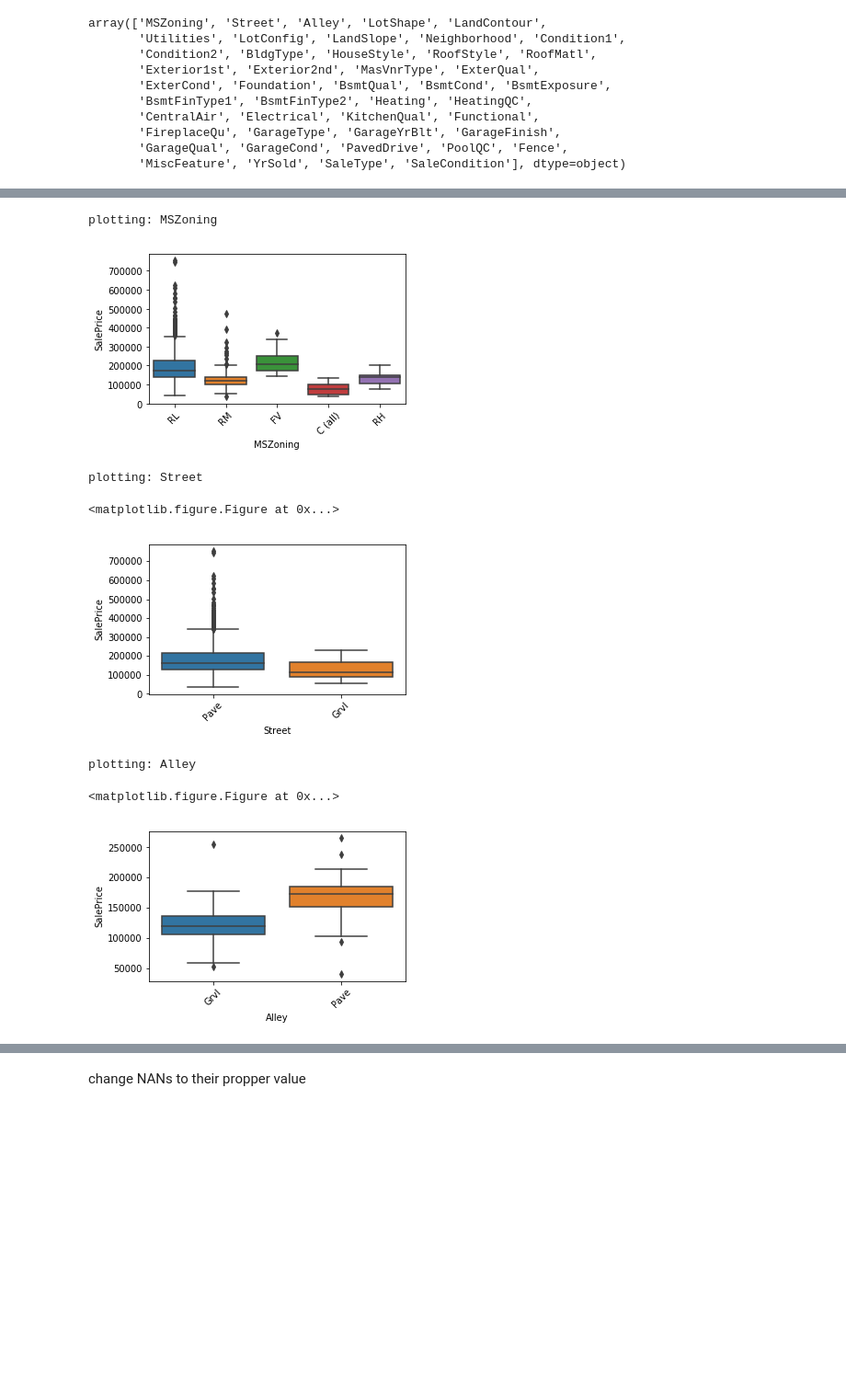
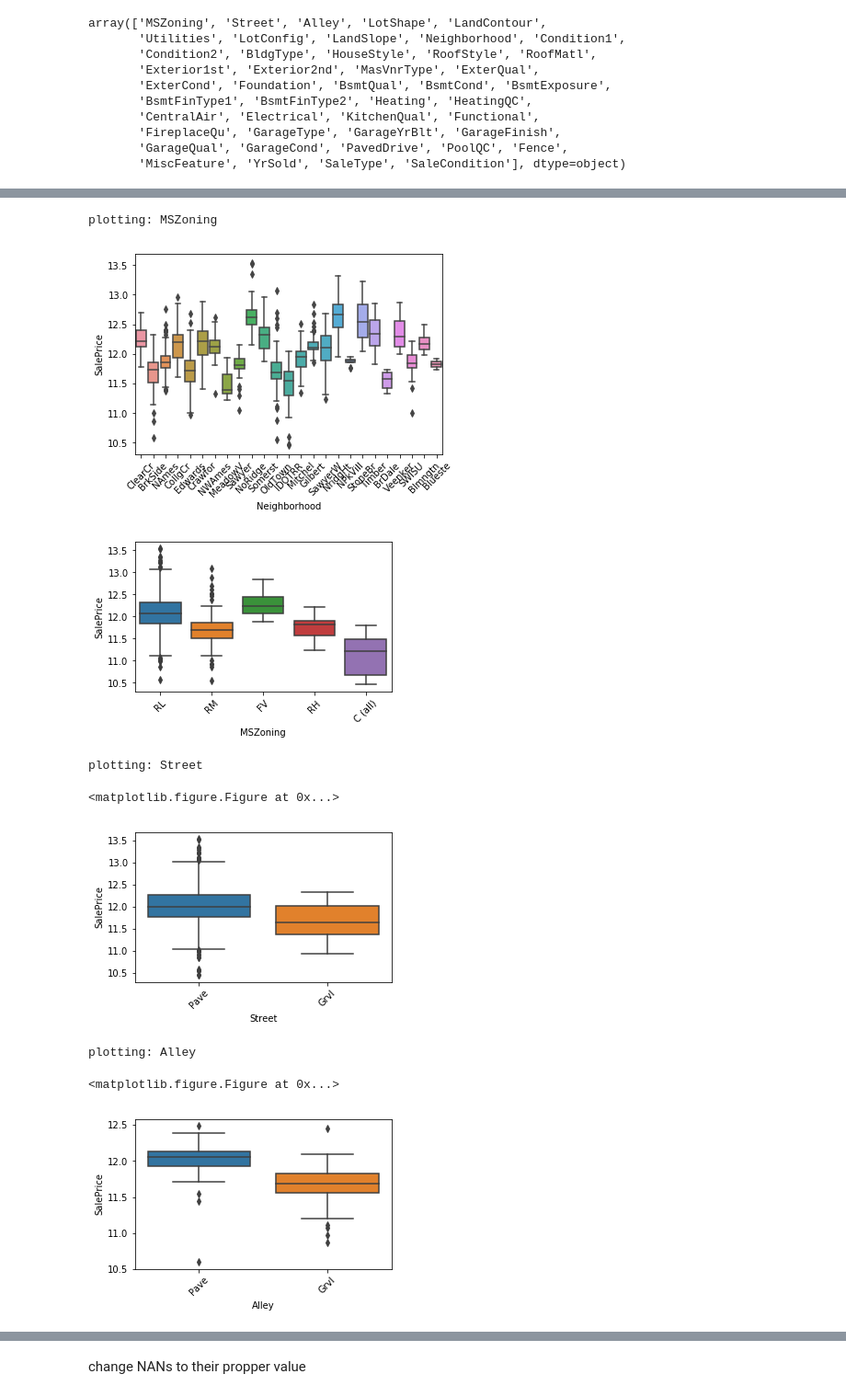
Before and after one commit to fensterheim/DataProjects, a Jupyter notebook: Housing/EDA.ipynb, the cells around one changed output, grey strips where cells are left out. Shown at 92% size. Saved outputs shown, nothing was run; the diff lists cells and outputs as text; code cells hidden in the pictures; blank space fills up the shorter version.

```diff
--- a/Housing/EDA.ipynb
+++ b/Housing/EDA.ipynb
@@ -62,0 +64,10 @@ train.shape
+# %%
+from scipy.stats import skew
+
+all_data = pd.concat((train.loc[:,'MSSubClass':'SaleCondition'],
+                      test.loc[:,'MSSubClass':'SaleCondition']))
+numeric_feats = all_data.dtypes[all_data.dtypes != "object"].index
+skewed_feats = train[numeric_feats].apply(lambda x: skew(x.dropna())) #compute skewness
+skewed_feats = skewed_feats[skewed_feats > 0.75]
+skewed_feats = skewed_feats.index
+skewed_feats
@@ -63,3 +81,12 @@ train.shape
+# %%
+all_data[skewed_feats] = np.log1p(all_data[skewed_feats])
+# %%
+X_train = all_data[:train.shape[0]]
+X_test = all_data[train.shape[0]:]
+y = train.SalePrice
+# %%
+combine_lst = [X_train, X_test]
+combine_df = pd.concat(combine_lst)
 # %% [markdown]
 do I need to change the "year" columns to be categorical?<br>
 this depends how the variables move with the target variable.
@@ -126,26 +155,30 @@ plt.xticks(rotation=45)
 # %%
+sns.boxplot(x=X_train['Neighborhood'], y=y)
+plt.xticks(rotation=45)
+
 #train.dropna(axis=0, inplace=True)
 #sns.set()
 #cols = categorical
 #g = sns.FacetGrid(train, x_vars=cols, y_vars=['SalePrice'], size=5)
 #g.map(sns.boxplot)
 for cat in categorical:
     print("plotting: " + cat)
     #print(train[cat].dtype.name)
     fig, ax = plt.subplots()
     f = fig.set_size_inches(5, 3)
-    g = sns.boxplot(x=cat, y="SalePrice", data=train, ax=ax)
+    g = sns.boxplot(x=X_train[cat], y=y, ax=ax)
     plt.xticks(rotation=45)
     plt.show()
     plt.clf()
 # %% [output]
 plotting: MSZoning
-[figure, old version]
+[figure, new version]
+[figure, new version]
 plotting: Street
 <matplotlib.figure.Figure at 0x...>
-[figure, old version]
+[figure, new version]
 plotting: Alley
 <matplotlib.figure.Figure at 0x...>
-[figure, old version]
+[figure, new version]
 plotting: LotShape
 <matplotlib.figure.Figure at 0x...>
```
Also changed, not shown: parts of 21 cells of this notebook, 1 other file.
